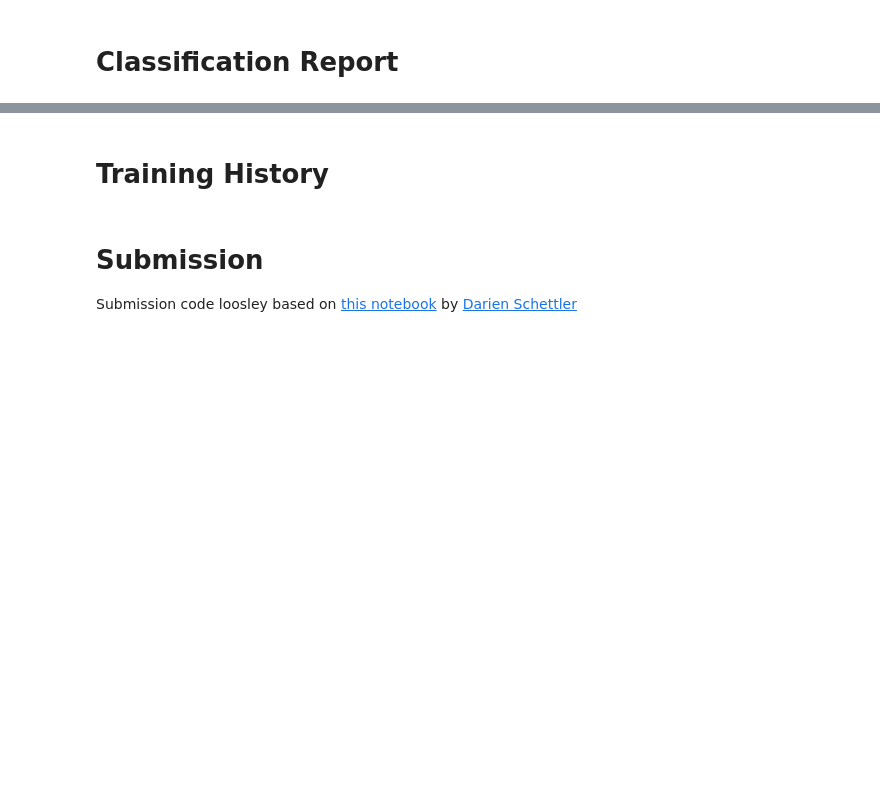
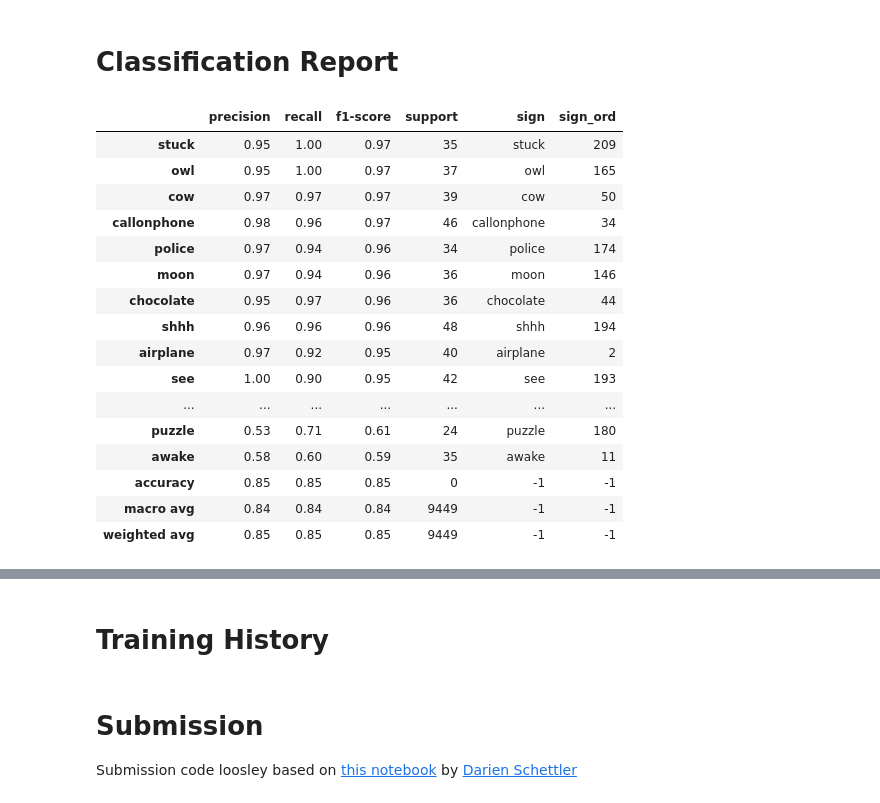
Before and after one commit to romendiratta/isolated-sign-language-recognition, a Jupyter notebook: modeling/training_dropframes.ipynb, the cells around one changed output, grey strips where cells are left out. Cells and saved outputs as stored; diff of their text form; code cells hidden in the pictures; blank space fills up the shorter version.

Commit message:
adding the training_dropframes with heatmap and test results

```diff
--- a/modeling/training_dropframes.ipynb
+++ b/modeling/training_dropframes.ipynb
@@ -644,8 +655,8 @@ model.evaluate(test.batch(256))
 # %%
-if USE_VAL:
+# if USE_VAL:
     # Validation Predictions
     # y_val_pred = model.predict({ 'frames': X_val, 'non_empty_frame_idxs': NON_EMPTY_FRAME_IDXS_VAL }, verbose=2).argmax(axis=1)
-    y_val_pred = model.predict(test.batch(256), verbose=2).argmax(axis=1)
+y_val_pred = model.predict(test.batch(256), verbose=2).argmax(axis=1)
     # Label
-    labels = [ORD2SIGN.get(i).replace(' ', '_') for i in range(config["NUM_CLASSES"])]
+labels = [ORD2SIGN.get(i).replace(' ', '_') for i in range(config["NUM_CLASSES"])]
 # %% [output]
@@ -682,0 +696,12 @@ TypeError: unsupported format string passed to numpy.ndarray.__format__
+# %%
+y_val_pred = []  # store predicted labels
+y_val = []  # store true labels
+
+# iterate over the dataset
+for image_batch, label_batch in test.batch(1024):   # use dataset.unbatch() with repeat
+   # append true labels
+   y_val.append(label_batch)
+   # compute predictions
+   preds = model.predict(image_batch)
+   # append predicted labels
+   y_val_pred.append(np.argmax(preds, axis = - 1))
@@ -682,0 +721,5 @@ TypeError: unsupported format string passed to numpy.ndarray.__format__
+# %%
+# y_val = [val.numpy() for val in y_val]
+# y_val_pred = [val.numpy() for val in y_val_pred]
+y_val = np.concatenate(y_val)
+y_val_pred = np.concatenate(y_val_pred)
@@ -709,5 +776,23 @@ def print_classification_report():
     pd.options.display.max_rows = 999
     display(classification_report)
 # %%
-if USE_VAL:
-    print_classification_report()
+# if USE_VAL:
+classifcation print_classification_report()
+# %% [output]
+|  | precision | recall | f1-score | support | sign | sign_ord |
+| stuck | 0.95 | 1.00 | 0.97 | 35 | stuck | 209 |
+| owl | 0.95 | 1.00 | 0.97 | 37 | owl | 165 |
+| cow | 0.97 | 0.97 | 0.97 | 39 | cow | 50 |
+| callonphone | 0.98 | 0.96 | 0.97 | 46 | callonphone | 34 |
+| police | 0.97 | 0.94 | 0.96 | 34 | police | 174 |
+| moon | 0.97 | 0.94 | 0.96 | 36 | moon | 146 |
+| chocolate | 0.95 | 0.97 | 0.96 | 36 | chocolate | 44 |
+| shhh | 0.96 | 0.96 | 0.96 | 48 | shhh | 194 |
+| airplane | 0.97 | 0.92 | 0.95 | 40 | airplane | 2 |
+| see | 1.00 | 0.90 | 0.95 | 42 | see | 193 |
+| ... | ... | ... | ... | ... | ... | ... |
+| puzzle | 0.53 | 0.71 | 0.61 | 24 | puzzle | 180 |
+| awake | 0.58 | 0.60 | 0.59 | 35 | awake | 11 |
+| accuracy | 0.85 | 0.85 | 0.85 | 0 | -1 | -1 |
+| macro avg | 0.84 | 0.84 | 0.84 | 9449 | -1 | -1 |
+| weighted avg | 0.85 | 0.85 | 0.85 | 9449 | -1 | -1 |
```
Also changed, not shown: parts of 15 cells of this notebook.
